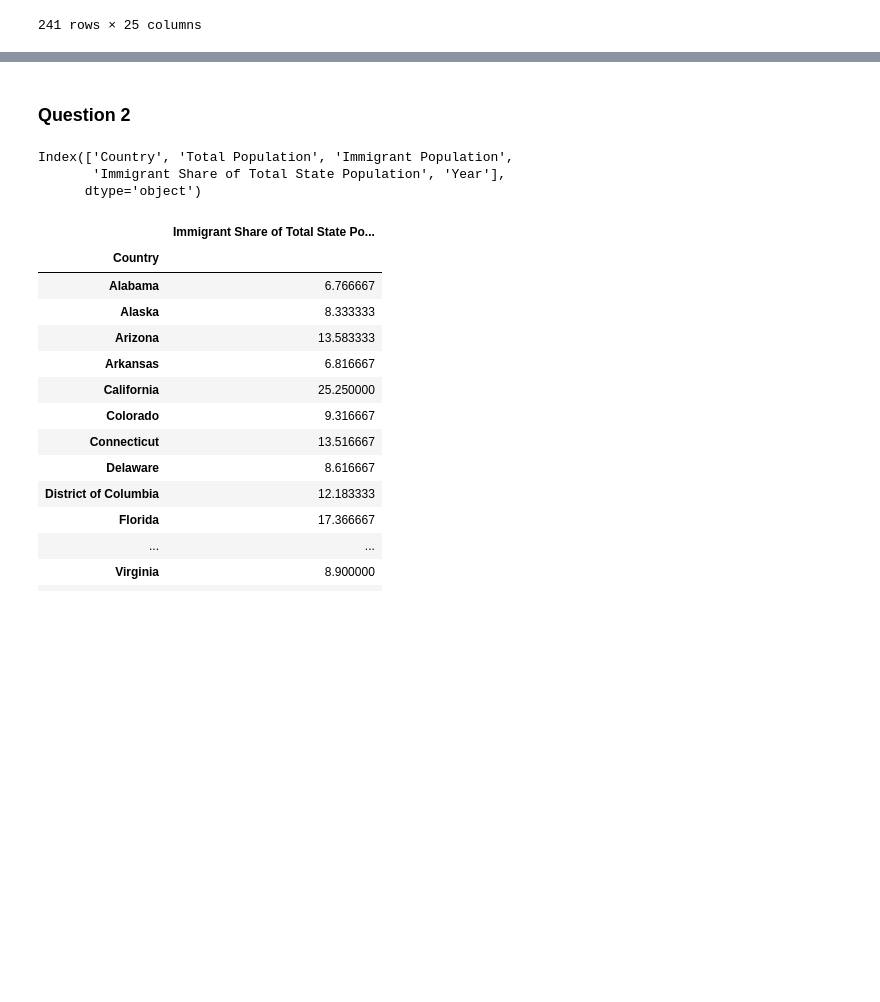
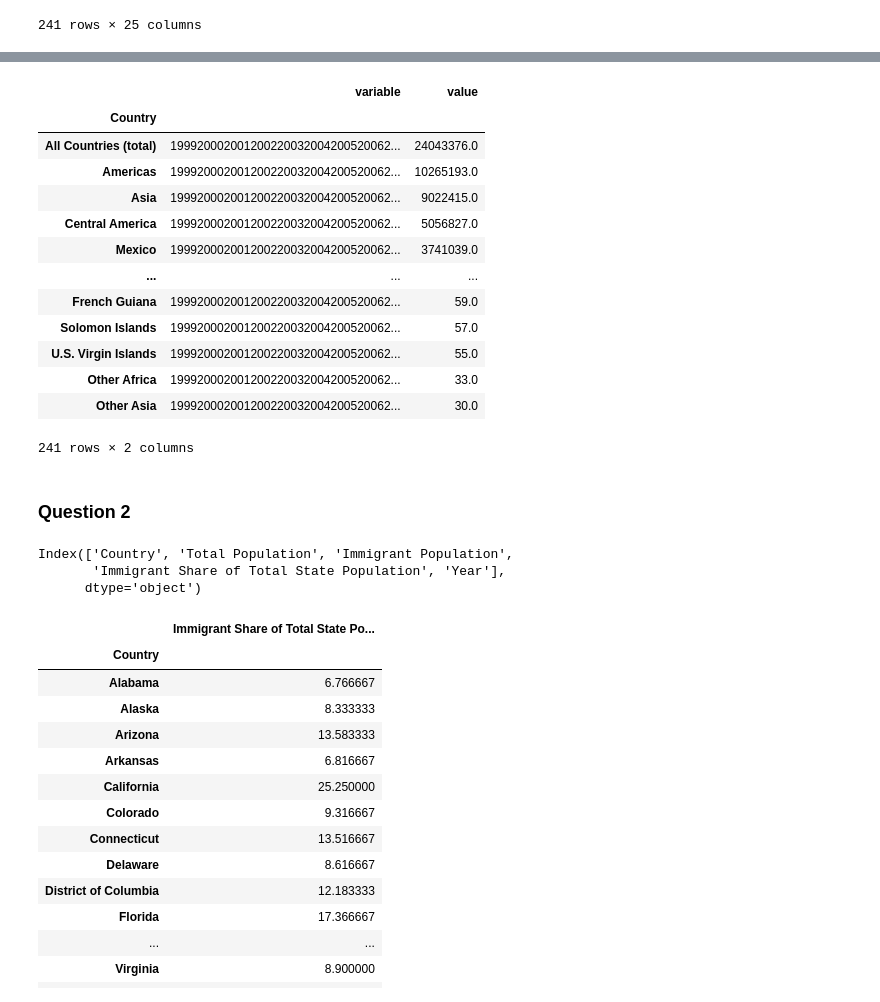
Before and after one commit to MaxB5282/Capstone, a Jupyter notebook: data/data exploration.ipynb, the cells around one changed output, grey strips where cells are left out. Cells and saved outputs as stored; diff of their text form; code cells hidden in the pictures; blank space fills up the shorter version.

```diff
--- a/data/data exploration.ipynb
+++ b/data/data exploration.ipynb
@@ -248,3 +266,20 @@ df_melted
+# %%
+grouped_legal.groupby(['Country']).sum().sort_values(by='value', ascending=False)
+# %% [output]
+|  | variable | value |
+| Country |  |  |
+| All Countries (total) | 199920002001200220032004200520062... | 24043376.0 |
+| Americas | 199920002001200220032004200520062... | 10265193.0 |
+| Asia | 199920002001200220032004200520062... | 9022415.0 |
+| Central America | 199920002001200220032004200520062... | 5056827.0 |
+| Mexico | 199920002001200220032004200520062... | 3741039.0 |
+| ... | ... | ... |
+| French Guiana | 199920002001200220032004200520062... | 59.0 |
+| Solomon Islands | 199920002001200220032004200520062... | 57.0 |
+| U.S. Virgin Islands | 199920002001200220032004200520062... | 55.0 |
+| Other Africa | 199920002001200220032004200520062... | 33.0 |
+| Other Asia | 199920002001200220032004200520062... | 30.0 |
+241 rows × 2 columns
 # %% [markdown]
 ### Question 2
 # %%
```
Also changed, not shown: parts of 15 cells of this notebook.
